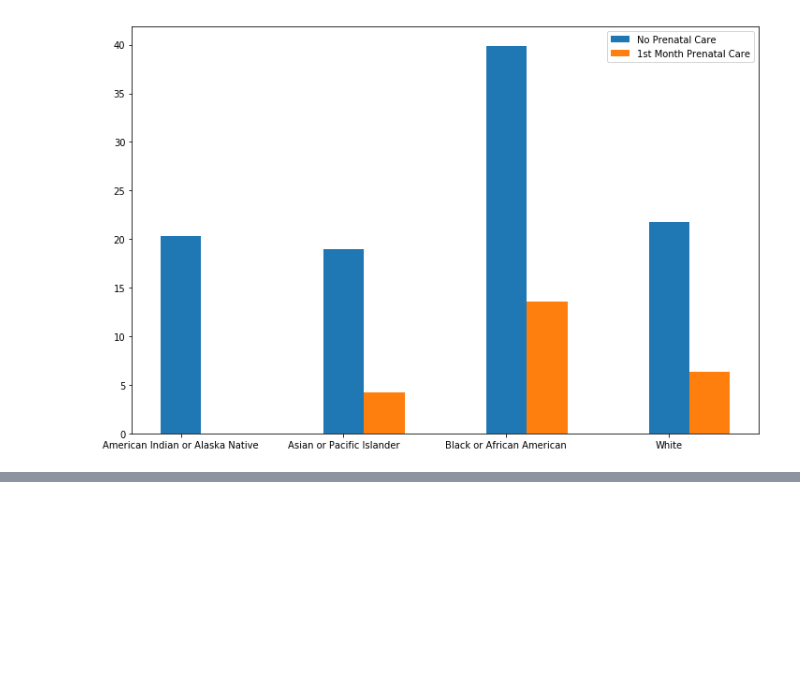
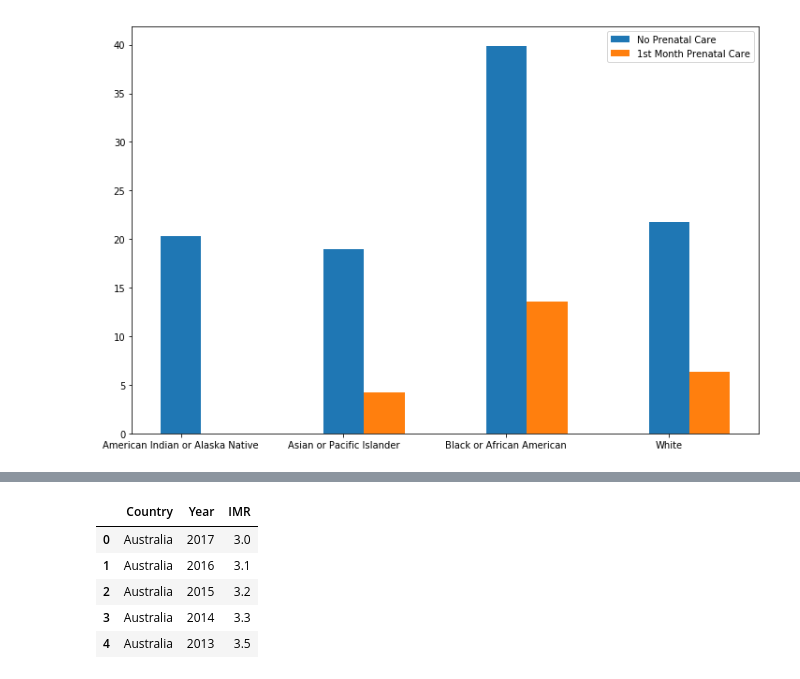
Before and after one commit to jasminajovanovic/IMR, a Jupyter notebook: IMR-jasmina.ipynb, the cells around one changed output, grey strips where cells are left out. Saved outputs shown, nothing was run; the diff lists cells and outputs as text; code cells hidden in the pictures; blank space fills up the shorter version.

```diff
--- a/IMR-jasmina.ipynb
+++ b/IMR-jasmina.ipynb
@@ -369,0 +379,11 @@ ValueError: x and y must have same first dimension, but have shapes (392,) and (
+# %%
+dfWhoByCountry.rename(columns={'Both sexes':'IMR'}, inplace=True)
+dfWhoByCountry.loc[dfWhoByCountry['Country'] == 'United Kingdom of Great Britain and Northern Ireland', 'Country'] = 'United Kingdom'
+dfWhoByCountry.head()
+# %% [output]
+|  | Country | Year | IMR |
+| 0 | Australia | 2017 | 3.0 |
+| 1 | Australia | 2016 | 3.1 |
+| 2 | Australia | 2015 | 3.2 |
+| 3 | Australia | 2014 | 3.3 |
+| 4 | Australia | 2013 | 3.5 |
```
Also changed, not shown: parts of 24 cells of this notebook, 5 other files.
